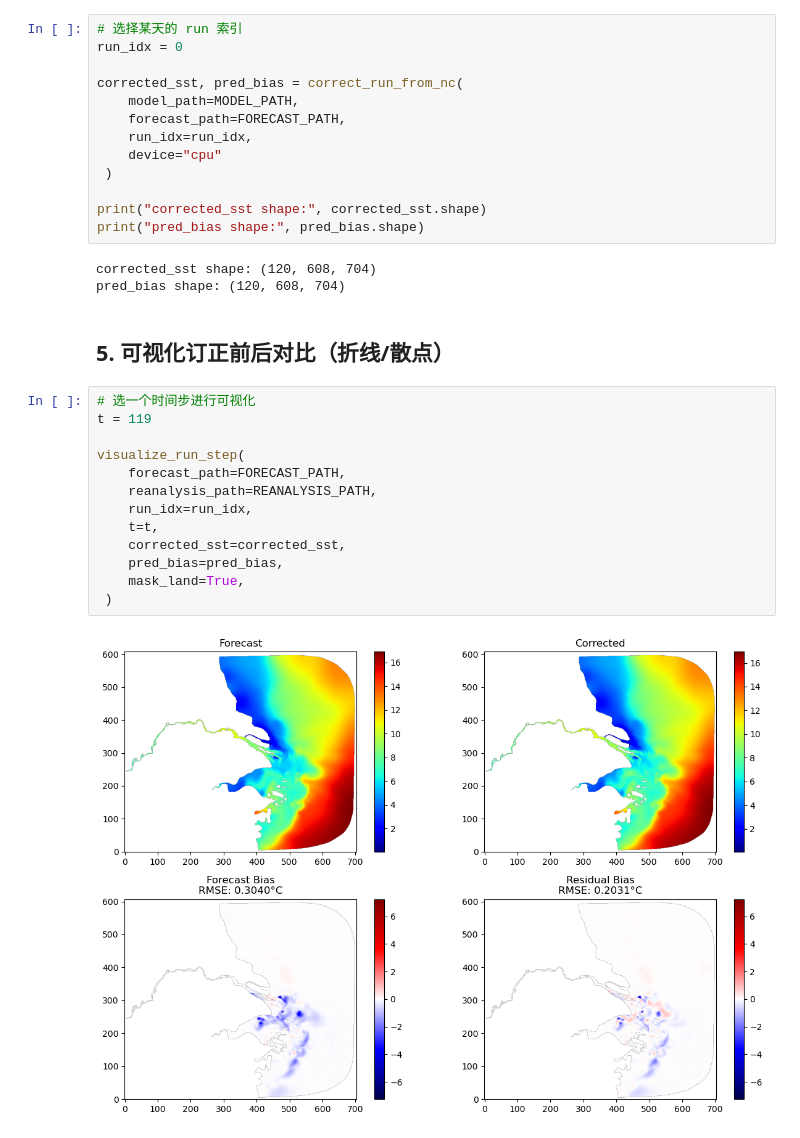
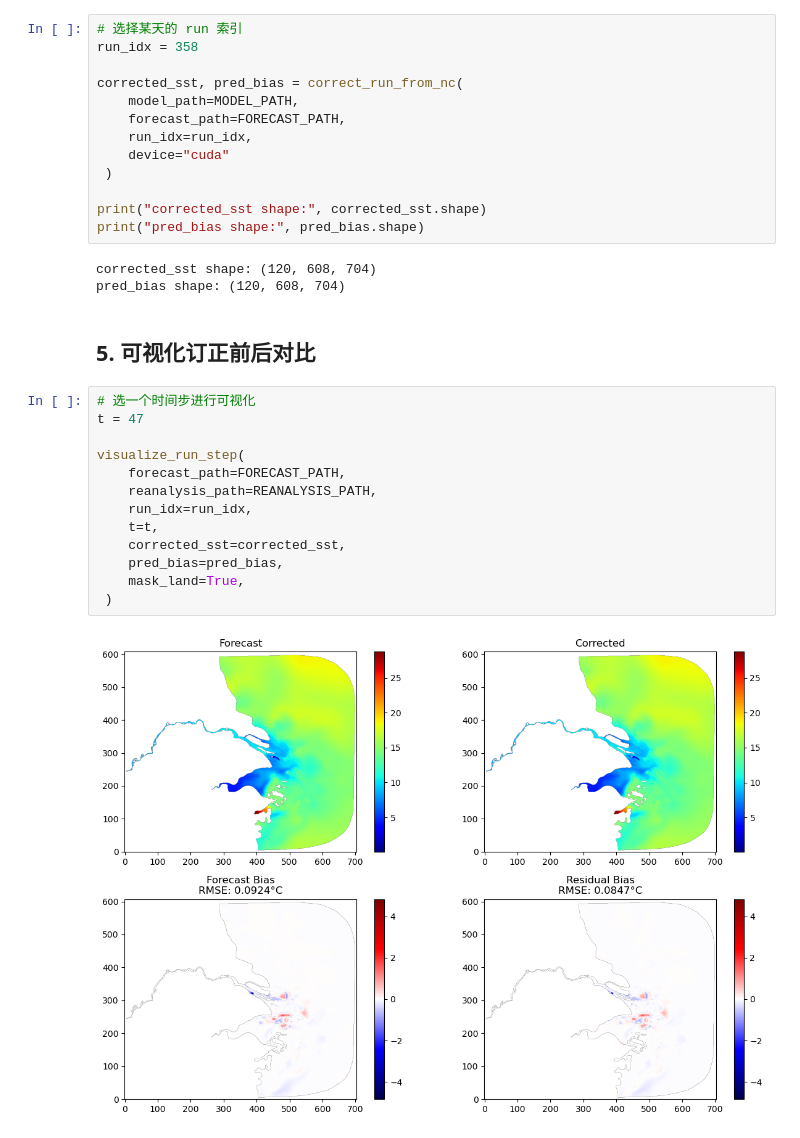
Before and after one commit to jjijack/CResUNet, a Jupyter notebook: inference_demo.ipynb, the cells around one changed output. Drawn from its saved outputs; the diff is of its cells as text.

```diff
--- a/inference_demo.ipynb
+++ b/inference_demo.ipynb
@@ -43,13 +48,13 @@ Land mask shape: (608, 704)
 ## 4. 选择某一天并生成订正结果
 # %%
 # 选择某天的 run 索引
-run_idx = 0
+run_idx = 358
 
 corrected_sst, pred_bias = correct_run_from_nc(
     model_path=MODEL_PATH,
     forecast_path=FORECAST_PATH,
     run_idx=run_idx,
-    device="cpu"
+    device="cuda"
  )
 
 print("corrected_sst shape:", corrected_sst.shape)
@@ -58,22 +63,22 @@ print("pred_bias shape:", pred_bias.shape)
 corrected_sst shape: (120, 608, 704)
 pred_bias shape: (120, 608, 704)
 # %% [markdown]
-## 5. 可视化订正前后对比（折线/散点）
+## 5. 可视化订正前后对比
 # %%
 # 选一个时间步进行可视化
-t = 119
+t = 47
 
 visualize_run_step(
     forecast_path=FORECAST_PATH,
     reanalysis_path=REANALYSIS_PATH,
     run_idx=run_idx,
     t=t,
     corrected_sst=corrected_sst,
     pred_bias=pred_bias,
     mask_land=True,
  )
 # %% [output]
-[figure, old version]
+[figure, new version]
 # %%
 # 统计该天 120 小时 RMSE（Forecast vs Corrected）
 rmse_forecast, rmse_corrected = compute_run_rmse(
```
Also changed, not shown: parts of 4 cells of this notebook, 1 other file.
